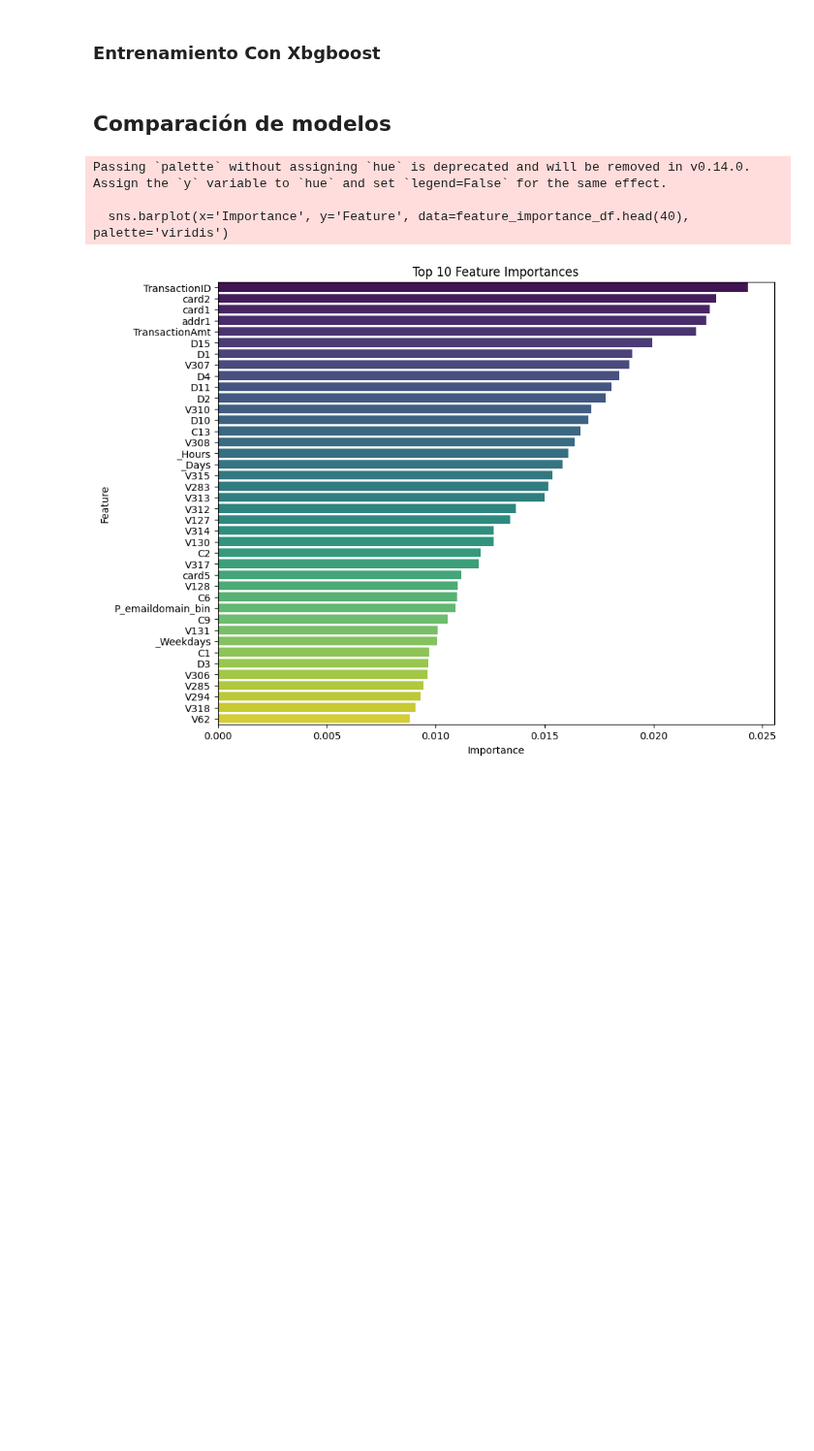
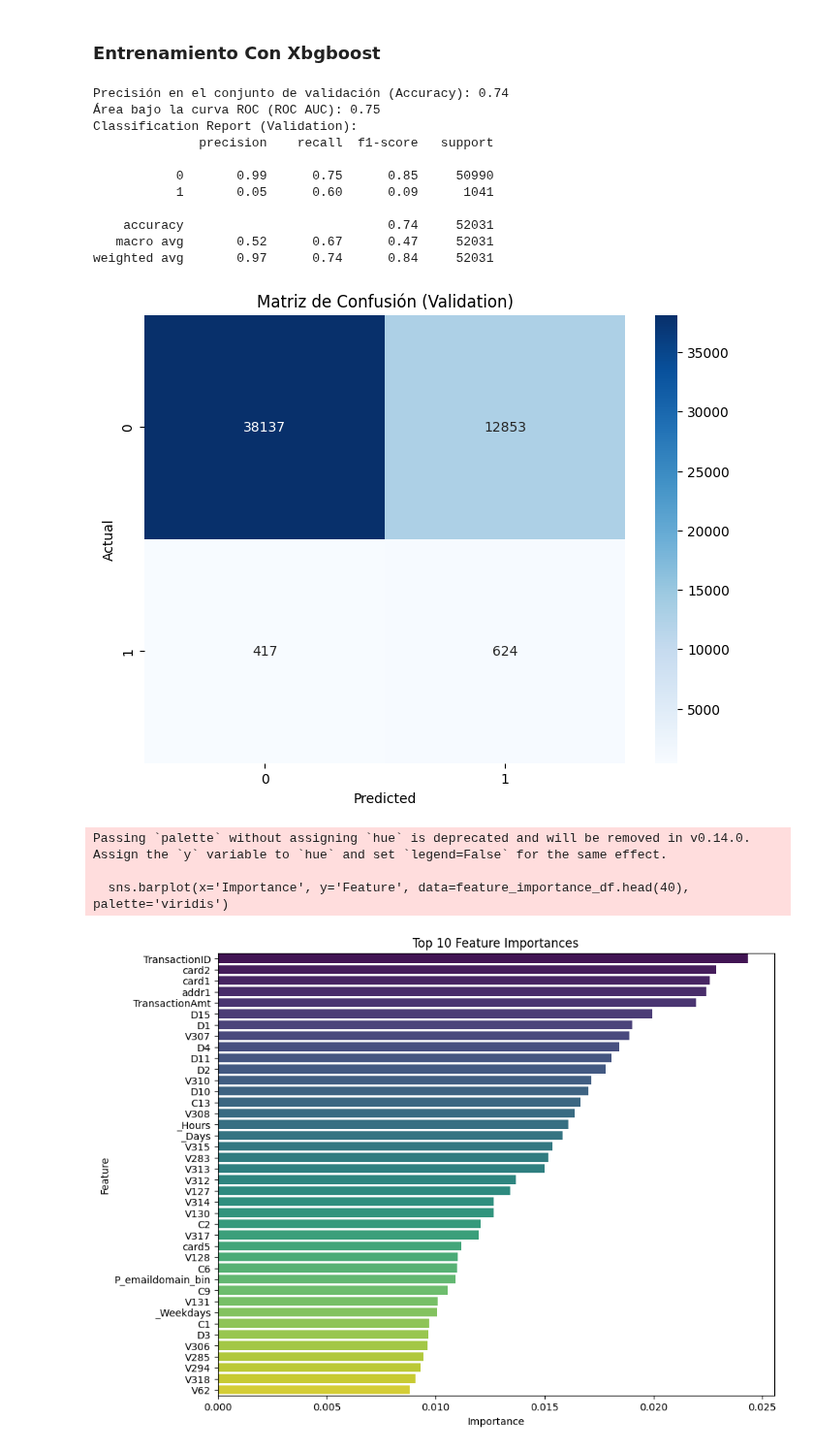
Before and after one commit to JRamos84/deteccion_fraude, a Jupyter notebook: notebooks/04_modeling.ipynb, the cells around one changed output. Shown at 97% size. Saved outputs shown, nothing was run; the diff lists cells and outputs as text; code cells hidden in the pictures; blank space fills up the shorter version.

Commit message:
muy bien!! Conseguimos por fin muy buenas metricas, conseguimos un numero n_pca, entrenamos radom forest y lo comparamos con XGboost

```diff
--- a/notebooks/04_modeling.ipynb
+++ b/notebooks/04_modeling.ipynb
@@ -302,6 +349,0 @@ KeyboardInterrupt:
-# %%
-## Balanceo sin PCA
-undersampler = RandomUnderSampler(random_state=42)
-X_train_B, y_train_B = undersampler.fit_resample(X_train_final, y_train_final)
-# Mostrar la distribución de clases después del submuestreo
-X_train_B.shape,y_train_B.shape
@@ -323,6 +352,2 @@ X_val_pca_B = pca.transform(X_val_final)
 # %% [markdown]
 ### Entrenamiento con Random Forest
-# %%
-train_and_evaluate_model(RandomForestClassifier(random_state=42), X_train_B, y_train_B, X_val_final, y_val_final)
-# %%
-train_and_evaluate_model(RandomForestClassifier(random_state=42), X_train_pca, y_train_final, X_val_pca, y_val_final)
@@ -331,2 +353,0 @@ KeyboardInterrupt:
-# %%
-train_and_evaluate_model(RandomForestClassifier(random_state=42), X_train_pca_B, y_train_B, X_val_pca_B, y_val_final)
@@ -361,6 +369,25 @@ weighted avg       0.79      0.79      0.79      9716
 # %% [markdown]
 ### Entrenamiento Con Xbgboost
-# %% [markdown]
-## Comparación de modelos
+# %%
+
+params = {
+    'eta': 0.0001,
+    'objective': 'binary:logistic',
+    'eval_metric': ['logloss', 'auc']
+}
+train_xgboost_model(X_train_pca_B, y_train_B, X_val_pca_B, y_val_final, params)
+# %% [output]
+Precisión en el conjunto de validación (Accuracy): 0.74
+Área bajo la curva ROC (ROC AUC): 0.75
+Classification Report (Validation):
+              precision    recall  f1-score   support
+
+           0       0.99      0.75      0.85     50990
+           1       0.05      0.60      0.09      1041
+
+    accuracy                           0.74     52031
+   macro avg       0.52      0.67      0.47     52031
+weighted avg       0.97      0.74      0.84     52031
+[figure, added]
 # %%
 
```
Also changed, not shown: parts of 22 cells of this notebook.
